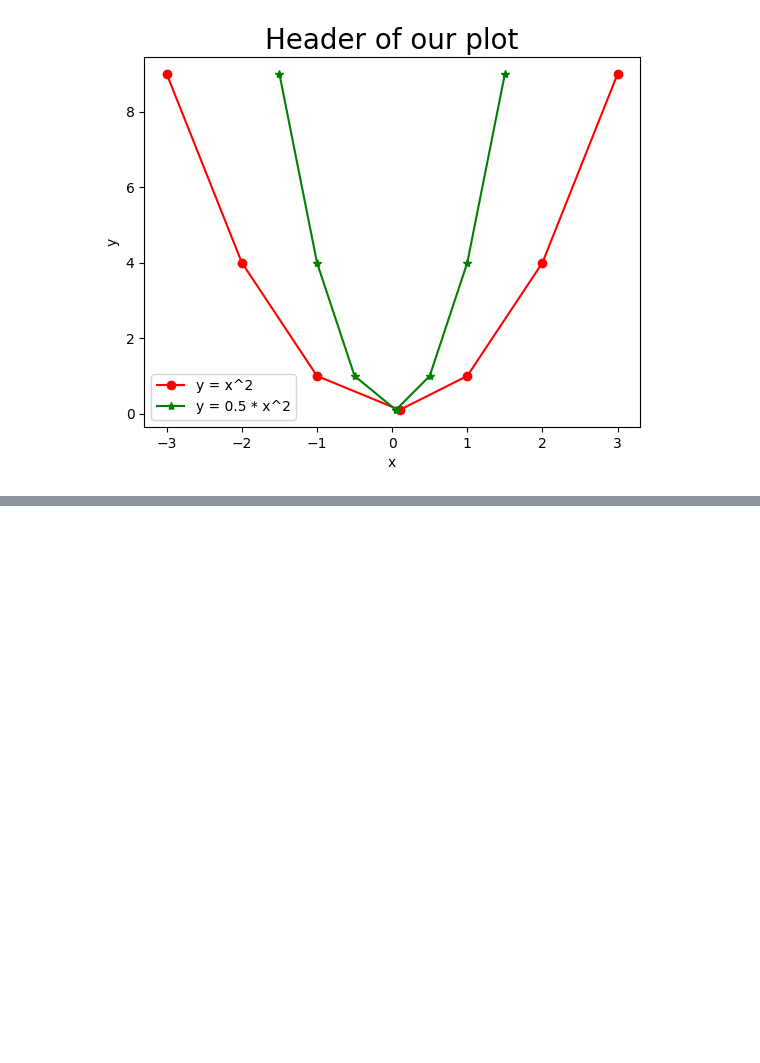
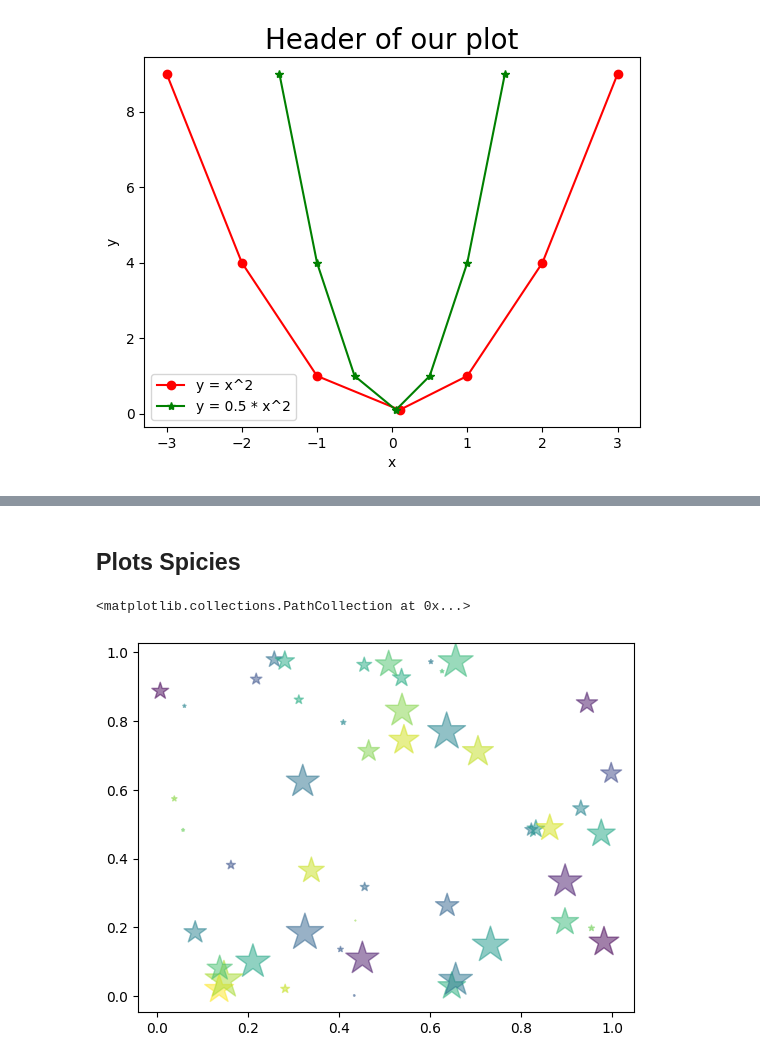
Before and after one commit to jegorix/script_collection, a Jupyter notebook: matplotlib/matplotlib_theory/plot.ipynb, the cells around one changed output, grey strips where cells are left out. Drawn from its saved outputs; the diff is of its cells as text; code cells hidden in the pictures; blank space fills up the shorter version.

```diff
--- a/matplotlib/matplotlib_theory/plot.ipynb
+++ b/matplotlib/matplotlib_theory/plot.ipynb
@@ -128,0 +174,19 @@ ax.legend(loc='lower left')
+# %% [markdown]
+## Plots Spicies
+# %%
+# scatter plot
+fig, ax = plt.subplots()
+
+N = 50
+
+x = np.random.rand(N)
+y = np.random.rand(N)
+
+colors = np.random.rand(N)
+
+area = (np.random.rand(N) * 30) ** 2
+
+ax.scatter(x, y, c=colors, s=area, alpha=0.5, marker='*', cmap='viridis')
+# %% [output]
+<matplotlib.collections.PathCollection at 0x...>
+[figure, added]
```
Also changed, not shown: parts of 19 cells of this notebook.
